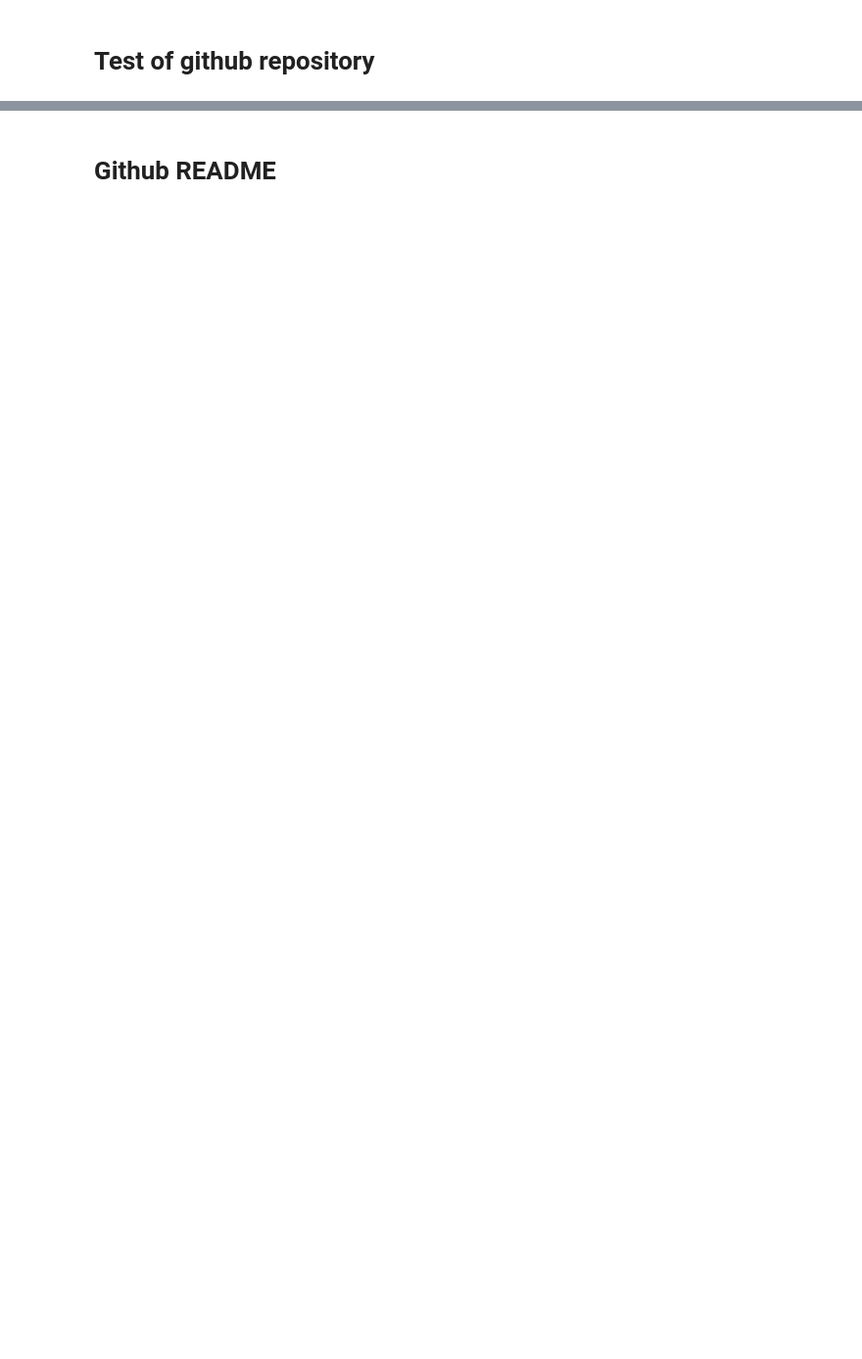
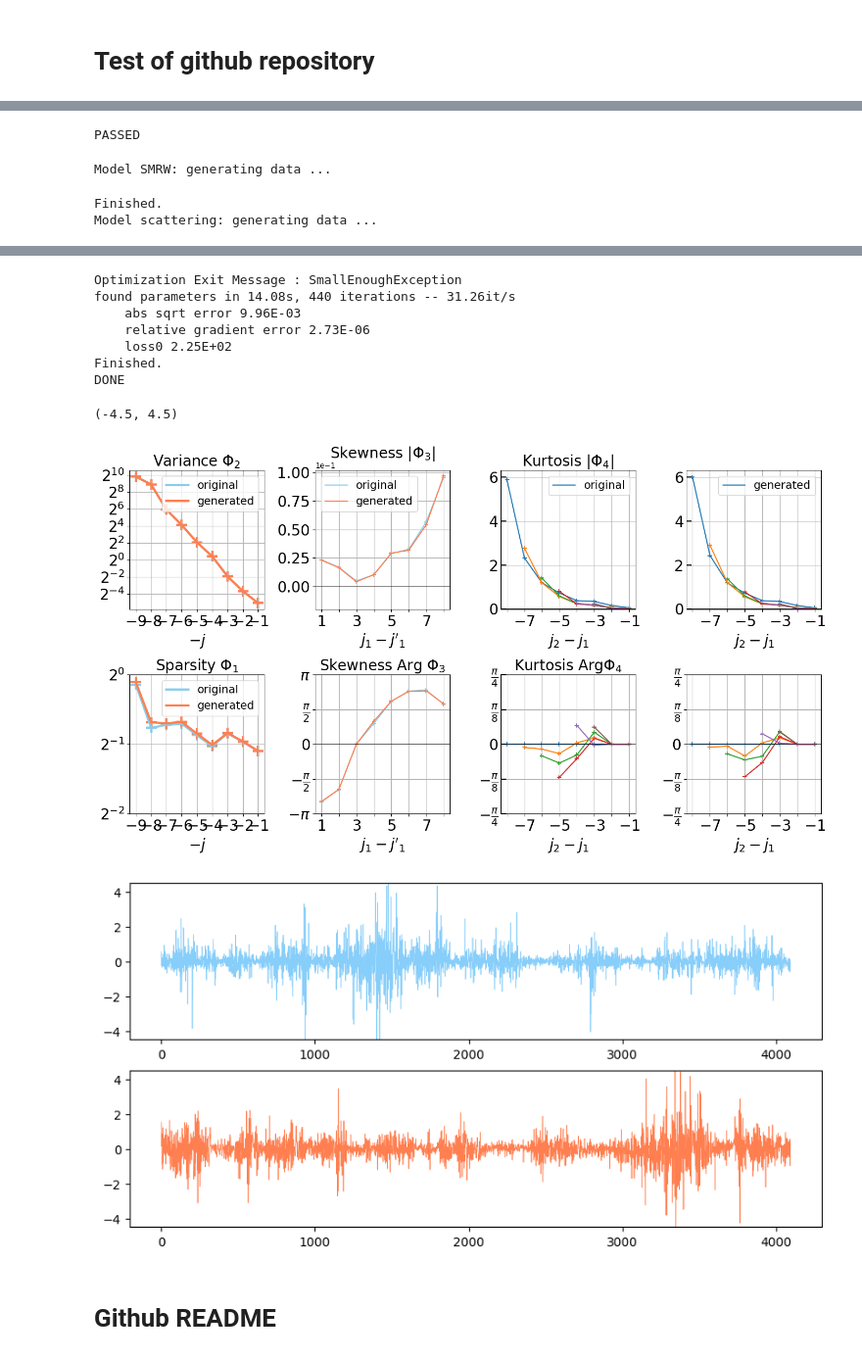
Before and after one commit to RudyMorel/scattering_spectra, a Jupyter notebook: testing.ipynb, the cells around one changed output, grey strips where cells are left out. Shown at 98% size. Saved outputs shown, nothing was run; the diff lists cells and outputs as text; code cells hidden in the pictures; blank space fills up the shorter version.

```diff
--- a/testing.ipynb
+++ b/testing.ipynb
@@ -334,15 +373,17 @@ x = np.random.randn(128, 2**12)
 Rx = analyze(x, J=6, normalize="batch_ps")
 
 score_ref1, score1 = self_simi_obstruction_score(
-    x, Rx=None, J=6, nchunks=64, cuda=cuda_enabled
+    x, Rx=None, J=6, nchunks=64, cuda=CUDA
 )
 score_ref2, score2 = self_simi_obstruction_score(
-    None, Rx=Rx.mean_batch(), J=6, nchunks=64, cuda=cuda_enabled
+    None, Rx=Rx.mean_batch(), J=6, nchunks=64, cuda=CUDA
 )
 score_ref3, score3 = self_simi_obstruction_score(
     None, Rx=Rx, J=6, nchunks=64, cuda=False
 )
 print("PASSED")
+# %% [output]
+PASSED
 # %%
 # GENERATION TEST (VISUAL)
 B = 1
@@ -358,7 +399,7 @@ x = load_data(
     T=T,
     H=0.5,
     lam=0.3,
-    gamma=1 / T / 256,
+    gamma=1/T/256,
     K0=0.03,
     alpha=0.23,
     beta=0.23,
@@ -369,14 +410,14 @@ x_gen = generate(
     J=J,
     S=1,
     max_iterations=1000,
-    cuda=cuda_enabled,
+    cuda=CUDA,
     tol_optim=1e-2,
     cache_path=cache_path,
 )
 print("DONE")
 
-Rx = analyze(x, model_type="scat_spectra", J=J, cuda=cuda_enabled, nchunks=1)
-Rx_gen = analyze(x_gen, model_type="scat_spectra", J=J, cuda=cuda_enabled, nchunks=1)
+Rx = analyze(x, model_type="scat_spectra", J=J, cuda=CUDA, nchunks=1)
+Rx_gen = analyze(x_gen, model_type="scat_spectra", J=J, cuda=CUDA, nchunks=1)
 plot_dashboard([Rx, Rx_gen], labels=["original", "generated"])
 
 # VISUALIZATION
@@ -385,3 +426,7 @@ axes[0].plot(np.diff(x)[0, 0, :], color="lightskyblue", linewidth=0.5)
 axes[1].plot(np.diff(x_gen)[0, 0, :], color="coral", linewidth=0.5)
 axes[0].set_ylim(-4.5, 4.5)
 axes[1].set_ylim(-4.5, 4.5)
+# %% [output]
+Model SMRW: generating data ...
+Finished.
+Model scattering: generating data ...
@@ -388,3 +448,13 @@ axes[1].set_ylim(-4.5, 4.5)
+Optimization Exit Message : SmallEnoughException
+found parameters in 14.08s, 440 iterations -- 31.26it/s
+    abs sqrt error 9.96E-03
+    relative gradient error 2.73E-06
+    loss0 2.25E+02
+Finished.
+DONE
+(-4.5, 4.5)
+[figure, added]
+[figure, added]
 # %% [markdown]
 # Github README
 # %%
```
Also changed, not shown: parts of 17 cells of this notebook, 2 other files.
